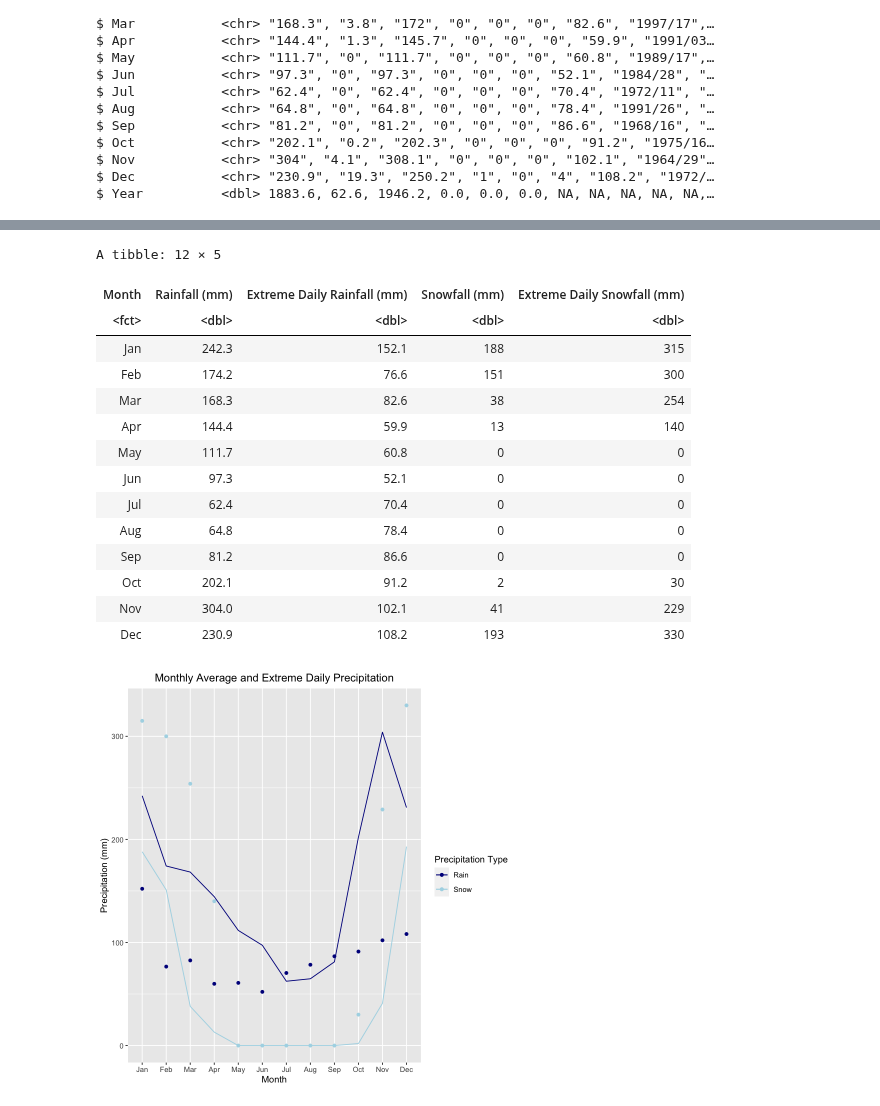
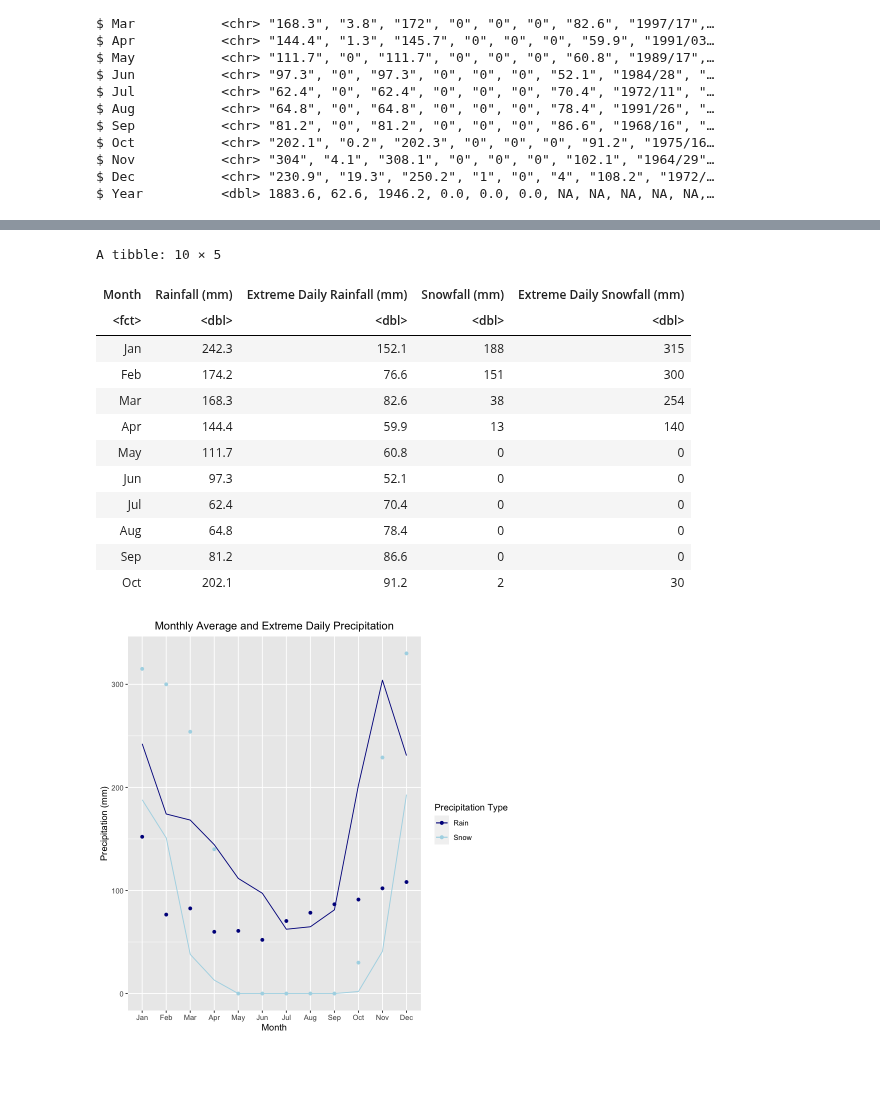
Before and after one commit to philippebarrette4/INF1430, a Jupyter notebook: scripts/ClimateAnalysis/climateAnalysis.ipynb, the cells around one changed output, grey strips where cells are left out. Saved outputs shown, nothing was run; the diff lists cells and outputs as text; code cells hidden in the pictures; blank space fills up the shorter version.

```diff
--- a/scripts/ClimateAnalysis/climateAnalysis.ipynb
+++ b/scripts/ClimateAnalysis/climateAnalysis.ipynb
@@ -83,34 +65,33 @@ A tibble: 14 × 13
 # %%
 # Unpivot and pivot DataFrame in order to have a format easier to plot
-monthlyPrecDF <- histNormPrecDF %>%
+monthlyPrecV1DF <- histNormPrecDF %>%
     filter(`Item Detail` %in% c("Rainfall (mm)", "Snowfall (cm)", "Extreme Daily Rainfall (mm)", "Extreme Daily Snowfall (cm)")) %>%
     pivot_longer(-`Item Detail`, names_to = "Month") %>%
     pivot_wider(names_from = `Item Detail`, values_from = value) %>%
     transmute(
         Month = factor(Month, levels = month.abb),
         `Rainfall (mm)` = as.double(`Rainfall (mm)`),
         `Extreme Daily Rainfall (mm)` = as.double(`Extreme Daily Rainfall (mm)`),
         `Snowfall (mm)` = as.double(`Snowfall (cm)`) * 10,
         `Extreme Daily Snowfall (mm)` = as.double(`Extreme Daily Snowfall (cm)`) * 10
     )
 # Display new DataFrame
-View(monthlyPrecDF)
+monthlyPrecV1DF %>%
+    slice(1:10)
 # %% [output]
-A tibble: 12 × 5
+A tibble: 10 × 5
 | Month | Rainfall (mm) | Extreme Daily Rainfall (mm) | Snowfall (mm) | Extreme Daily Snowfall (mm) |
 | <fct> | <dbl> | <dbl> | <dbl> | <dbl> |
 | Jan | 242.3 | 152.1 | 188 | 315 |
 | Feb | 174.2 | 76.6 | 151 | 300 |
 | Mar | 168.3 | 82.6 | 38 | 254 |
 | Apr | 144.4 | 59.9 | 13 | 140 |
 | May | 111.7 | 60.8 | 0 | 0 |
 | Jun | 97.3 | 52.1 | 0 | 0 |
 | Jul | 62.4 | 70.4 | 0 | 0 |
 | Aug | 64.8 | 78.4 | 0 | 0 |
 | Sep | 81.2 | 86.6 | 0 | 0 |
 | Oct | 202.1 | 91.2 | 2 | 30 |
-| Nov | 304.0 | 102.1 | 41 | 229 |
-| Dec | 230.9 | 108.2 | 193 | 330 |
 # %%
 # Data vizualisation: Find trends in precipitations throughout a normal year
 # Core
```
Also changed, not shown: parts of 11 cells of this notebook.
